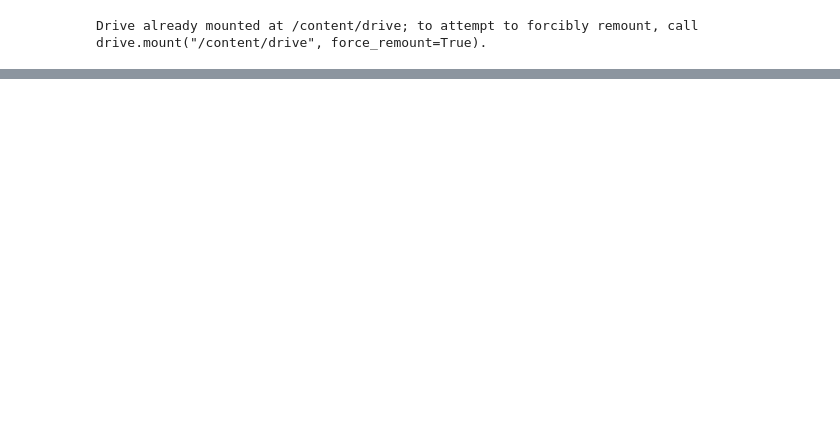
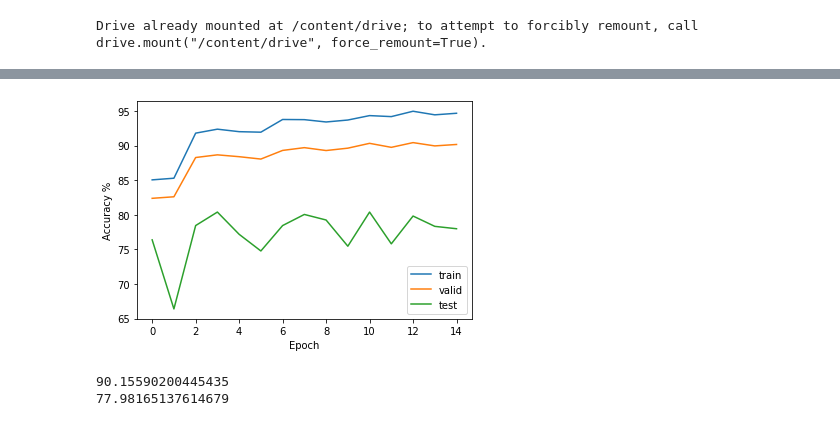
Before and after one commit to darisoy/EE517_Sp21, a Jupyter notebook: hw2/BOW.ipynb, the cells around one changed output, grey strips where cells are left out. Cells and saved outputs as stored; diff of their text form; code cells hidden in the pictures; blank space fills up the shorter version.

Commit message:
added train/valid split

```diff
--- a/hw2/BOW.ipynb
+++ b/hw2/BOW.ipynb
@@ -88,14 +96,20 @@ valid_dataloader = DataLoader(SSTDataset('/content/drive/MyDrive/dev.tsv'), batc
 # %%
 # train
+test_acc = []
+valid_acc = []
+train_acc = []
 for epoch in range(epochs):
-  running_loss = 0.0
-  for label, text, offsets in tqdm(train_dataloader):
-    optimizer.zero_grad()
-    outputs = model(text, offsets)
-    loss = criterion(outputs, label)
-    loss.backward()
-    optimizer.step()
-    running_loss += loss.item()
-  print('[Epoch %d]\tTrain Loss: \t\t%.3f' % (epoch+1, running_loss / len(train_dataloader)))
+    running_loss = 0.0
+    for label, text, offsets in tqdm(train_dataloader):
+        optimizer.zero_grad()
+        outputs = model(text, offsets)
+        loss = criterion(outputs, label)
+        loss.backward()
+        optimizer.step()
+        running_loss += loss.item()
+    test_acc.append(acc(test_dataloader))
+    valid_acc.append(acc(valid_dataloader))
+    train_acc.append(acc(train_dataloader))
+    print('[Epoch %d]\tTrain Loss: \t\t%.3f' % (epoch+1, running_loss / len(train_dataloader)))
 # %% [output]
 Please use `tqdm.notebook.tqdm` instead of `tqdm.tqdm_notebook`
@@ -140,0 +150,16 @@ Validation Accuracy:    80.05 %
+# %%
+plt.plot(train_acc)
+plt.plot(valid_acc)
+plt.plot(test_acc)
+plt.xlabel('Epoch')
+plt.ylabel('Accuracy %')
+plt.legend(['train', 'valid', 'test'])
+plt.show()
+# %% [output]
+[figure, added]
+# %%
+print(acc(valid_dataloader))
+print(acc(test_dataloader))
+# %% [output]
+90.15590200445435
+77.98165137614679
```
Also changed, not shown: parts of 5 cells of this notebook.
